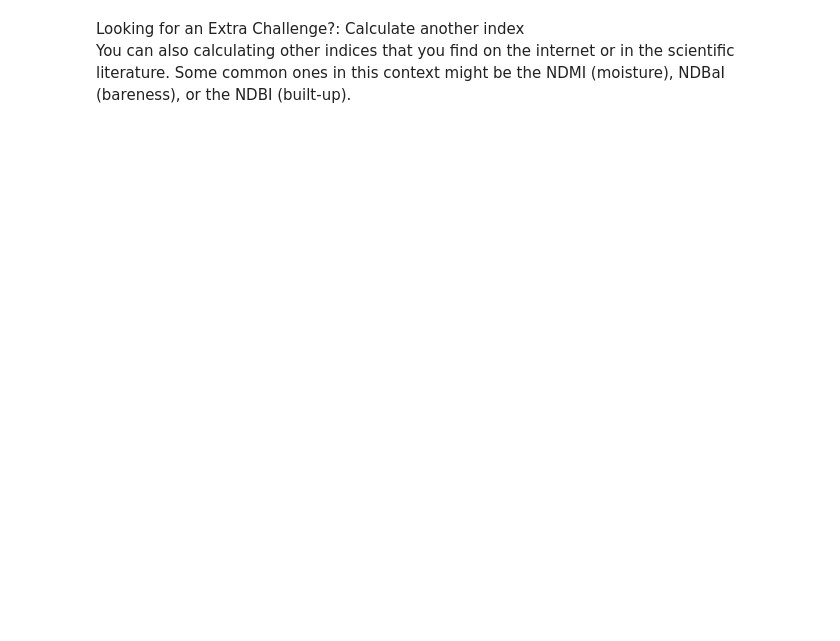
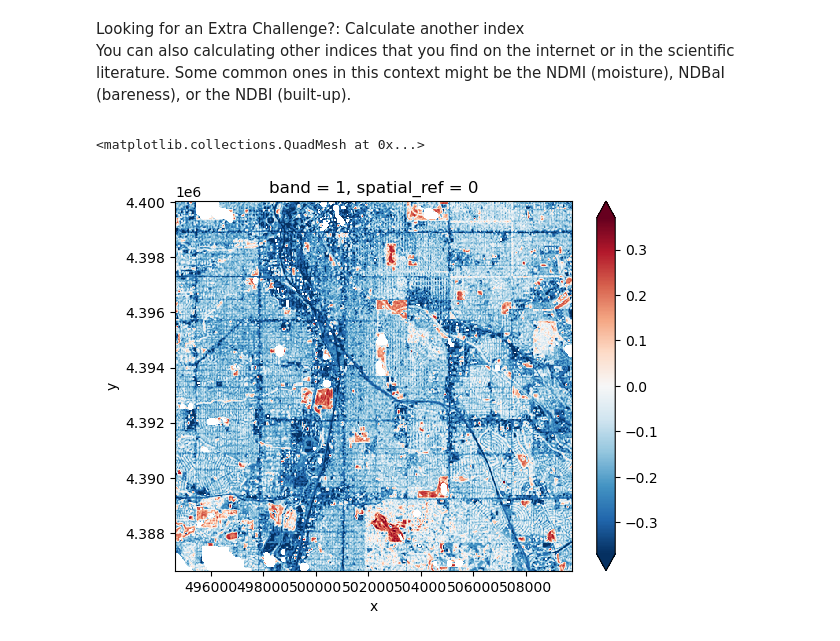
Before and after one commit to earthlab-education/fundamentals-04-redlining-tjstogoski, a Jupyter notebook: notebooks/redlining-33-spectral-indices.ipynb, the cells around one changed output. Cells and saved outputs as stored; diff of their text form; code cells hidden in the pictures; blank space fills up the shorter version.

```diff
--- a/notebooks/redlining-33-spectral-indices.ipynb
+++ b/notebooks/redlining-33-spectral-indices.ipynb
@@ -58,3 +67,13 @@ band_dict['nir'].rio.nodata
 <link rel="stylesheet" type="text/css" href="./assets/styles.css"><div class="callout callout-style-default callout-titled callout-extra"><div class="callout-header"><div class="callout-icon-container"><i class="callout-icon"></i></div><div class="callout-title-container flex-fill">Looking for an Extra Challenge?: Calculate another index</div></div><div class="callout-body-container callout-body"><p>You can also calculating other indices that you find on the internet
 or in the scientific literature. Some common ones in this context might
 be the NDMI (moisture), NDBaI (bareness), or the NDBI (built-up).</p></div></div>
+# %%
+# Normalized Difference Moisture Index (Near-infrared and Shortwave infrared)
+ndmi_da = (
+    (band_dict['nir']) - band_dict['swir1']
+    / (band_dict['nir'] + band_dict['swir1'])
+)
+ndmi_da.plot(robust=True)
+# %% [output]
+<matplotlib.collections.QuadMesh at 0x...>
+[figure, added]
```
Also changed, not shown: parts of 4 cells of this notebook.
